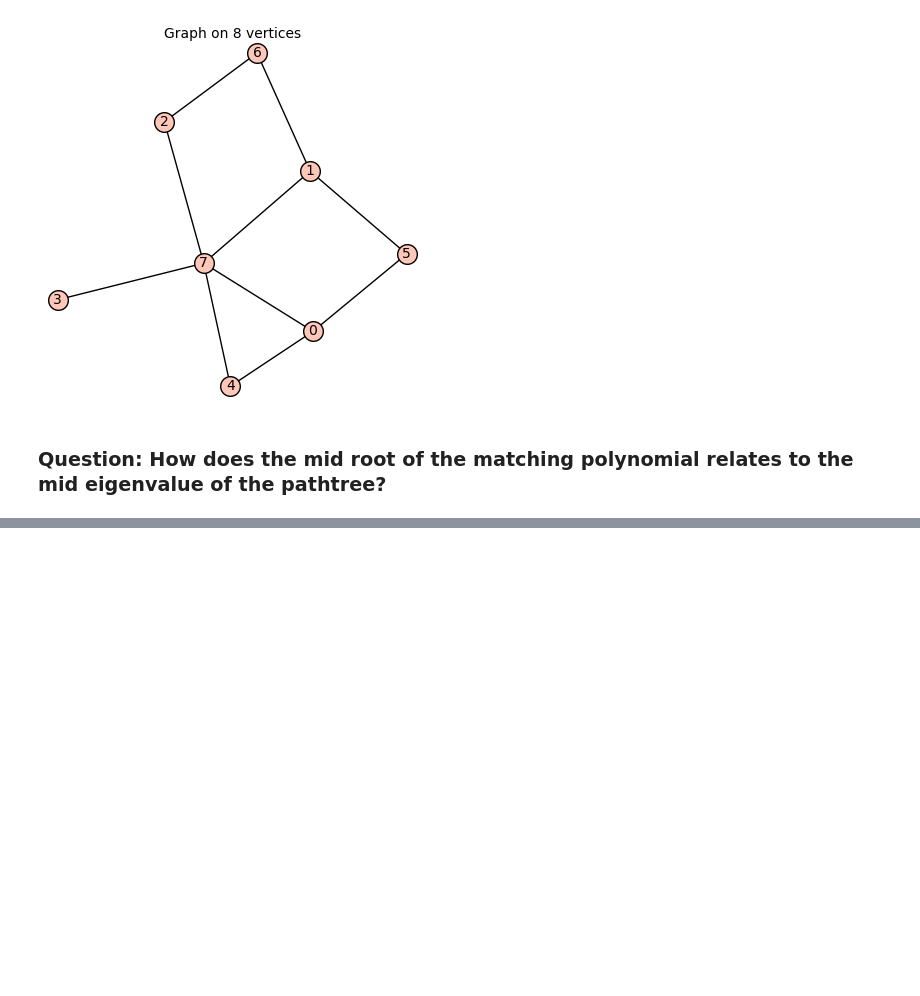
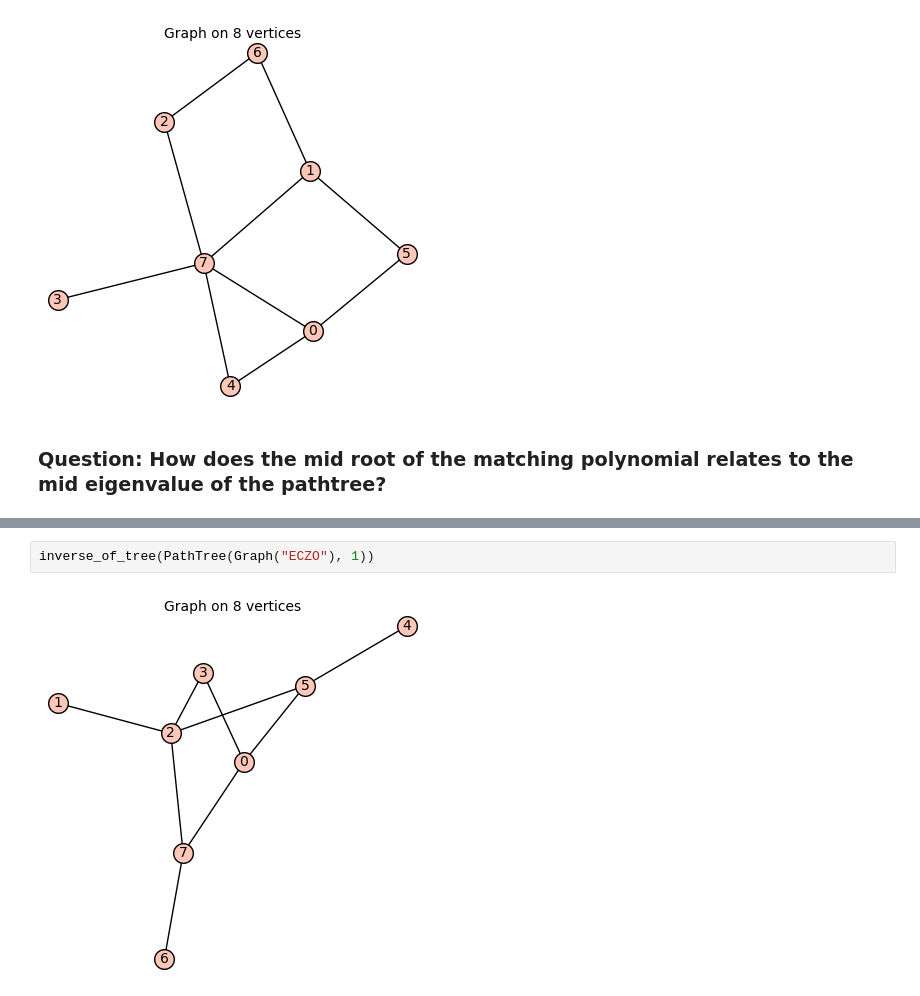
Before and after one commit to emanueljuliano/Strongly_Cospectral_Vertices_On_Trees, a Jupyter notebook: Inverse of path trees.ipynb, the cells around one changed output, grey strips where cells are left out. Cells and saved outputs as stored; diff of their text form; blank space fills up the shorter version.

```diff
--- a/Inverse of path trees.ipynb
+++ b/Inverse of path trees.ipynb
@@ -601,0 +738,4 @@ Graph("G?bBFo")
+# %%
+inverse_of_tree(PathTree(Graph("ECZO"), 1))
+# %% [output]
+[figure, added]
```
Also changed, not shown: parts of 18 cells of this notebook, 1 other file.
